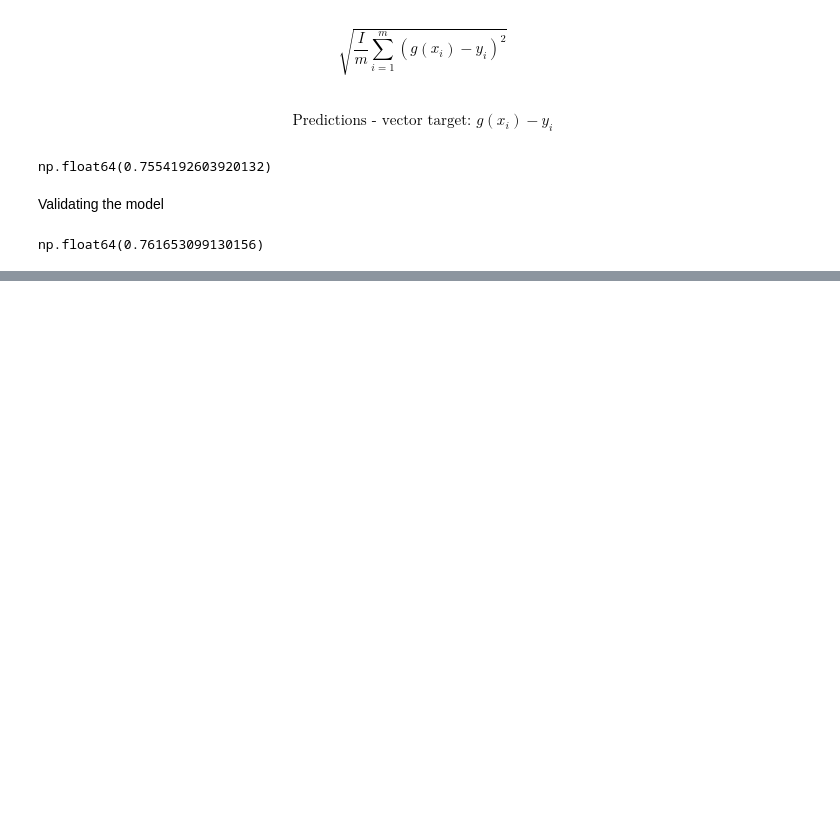
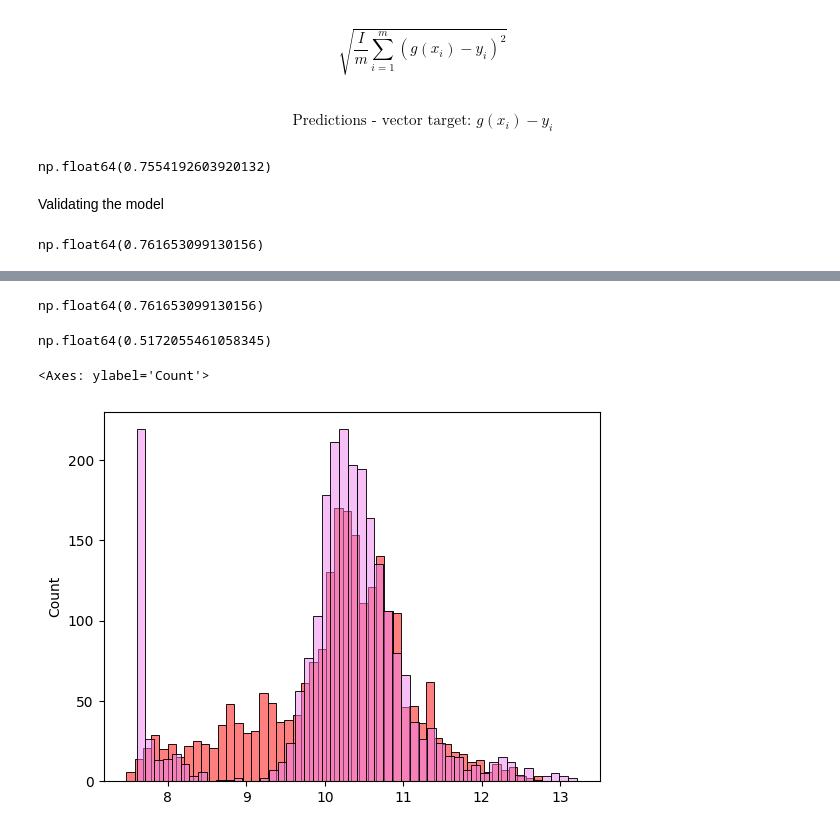
Before and after one commit to SchneiderSix/Machine-Learning---Zoomcamp, a Jupyter notebook: car_price_prediction.ipynb, the cells around one changed output, grey strips where cells are left out. Drawn from its saved outputs; the diff is of its cells as text; code cells hidden in the pictures; blank space fills up the shorter version.

```diff
--- a/car_price_prediction.ipynb
+++ b/car_price_prediction.ipynb
@@ -564,0 +582,41 @@ np.float64(0.761653099130156)
+# %%
+# train dataset
+X_train = prepare_X(df_train)
+w0, w = train_linear_regression(X_train, y_train)
+
+# validate dataset
+X_val = prepare_X(df_val)
+y_pred = w0 + X_val.dot(w)
+
+rmse(y_val, y_pred)
+# %% [output]
+np.float64(0.761653099130156)
+# %%
+def prepare_X(df):
+    df = df.copy()
+    # adding new series
+    df['age'] = 2024 - df.year
+    features = base + ['age']
+
+    df_num = df[features]
+    df_num = df_num.fillna(0)
+    X = df_num.to_numpy()
+    return X
+# %%
+# train dataset
+X_train = prepare_X(df_train)
+w0, w = train_linear_regression(X_train, y_train)
+
+# validate dataset
+X_val = prepare_X(df_val)
+y_pred = w0 + X_val.dot(w)
+
+rmse(y_val, y_pred)
+# %% [output]
+np.float64(0.5172055461058345)
+# %%
+sns.histplot(y_pred, color='red', alpha=0.5, bins=50)
+sns.histplot(y_val, color='violet', alpha=0.5, bins=50)
+# %% [output]
+<Axes: ylabel='Count'>
+[figure, added]
```
Also changed, not shown: parts of 2 cells of this notebook.
